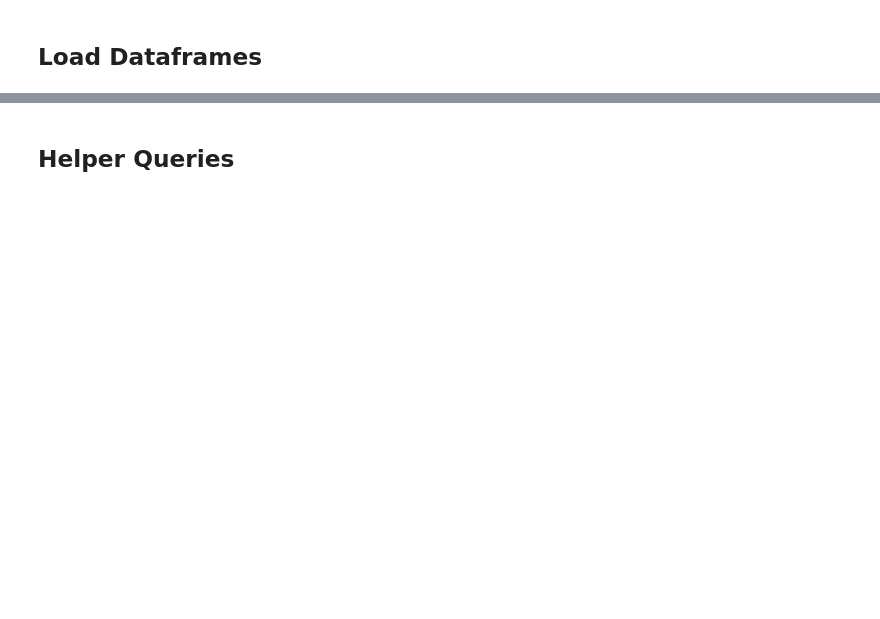
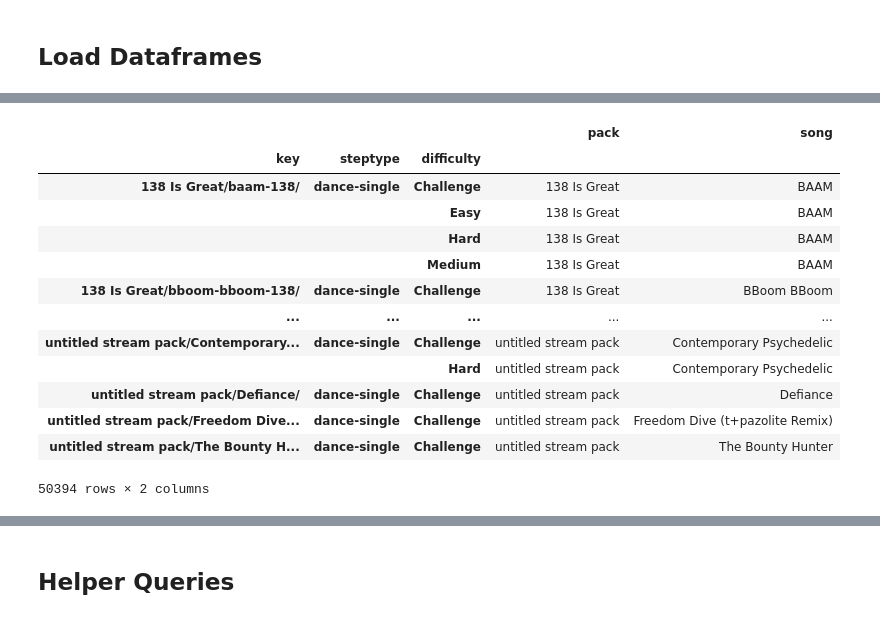
Before and after one commit to barrysir/sm-analyze-stats, a Jupyter notebook: main.ipynb, the cells around one changed output, grey strips where cells are left out. Cells and saved outputs as stored; diff of their text form; code cells hidden in the pictures; blank space fills up the shorter version.

```diff
--- a/main.ipynb
+++ b/main.ipynb
@@ -142,0 +235,19 @@ combined
+# %%
+v = s.join(pd.DataFrame(index=combined.index))
+v['song'] = combined['songname'].combine_first(v['song'])
+v
+# %% [output]
+|  |  |  | pack | song |
+| key | steptype | difficulty |  |  |
+| 138 Is Great/baam-138/ | dance-single | Challenge | 138 Is Great | BAAM |
+|  |  | Easy | 138 Is Great | BAAM |
+|  |  | Hard | 138 Is Great | BAAM |
+|  |  | Medium | 138 Is Great | BAAM |
+| 138 Is Great/bboom-bboom-138/ | dance-single | Challenge | 138 Is Great | BBoom BBoom |
+| ... | ... | ... | ... | ... |
+| untitled stream pack/Contemporary... | dance-single | Challenge | untitled stream pack | Contemporary Psychedelic |
+|  |  | Hard | untitled stream pack | Contemporary Psychedelic |
+| untitled stream pack/Defiance/ | dance-single | Challenge | untitled stream pack | Defiance |
+| untitled stream pack/Freedom Dive... | dance-single | Challenge | untitled stream pack | Freedom Dive (t+pazolite Remix) |
+| untitled stream pack/The Bounty H... | dance-single | Challenge | untitled stream pack | The Bounty Hunter |
+50394 rows × 2 columns
```
Also changed, not shown: parts of 19 cells of this notebook, 7 other files.
